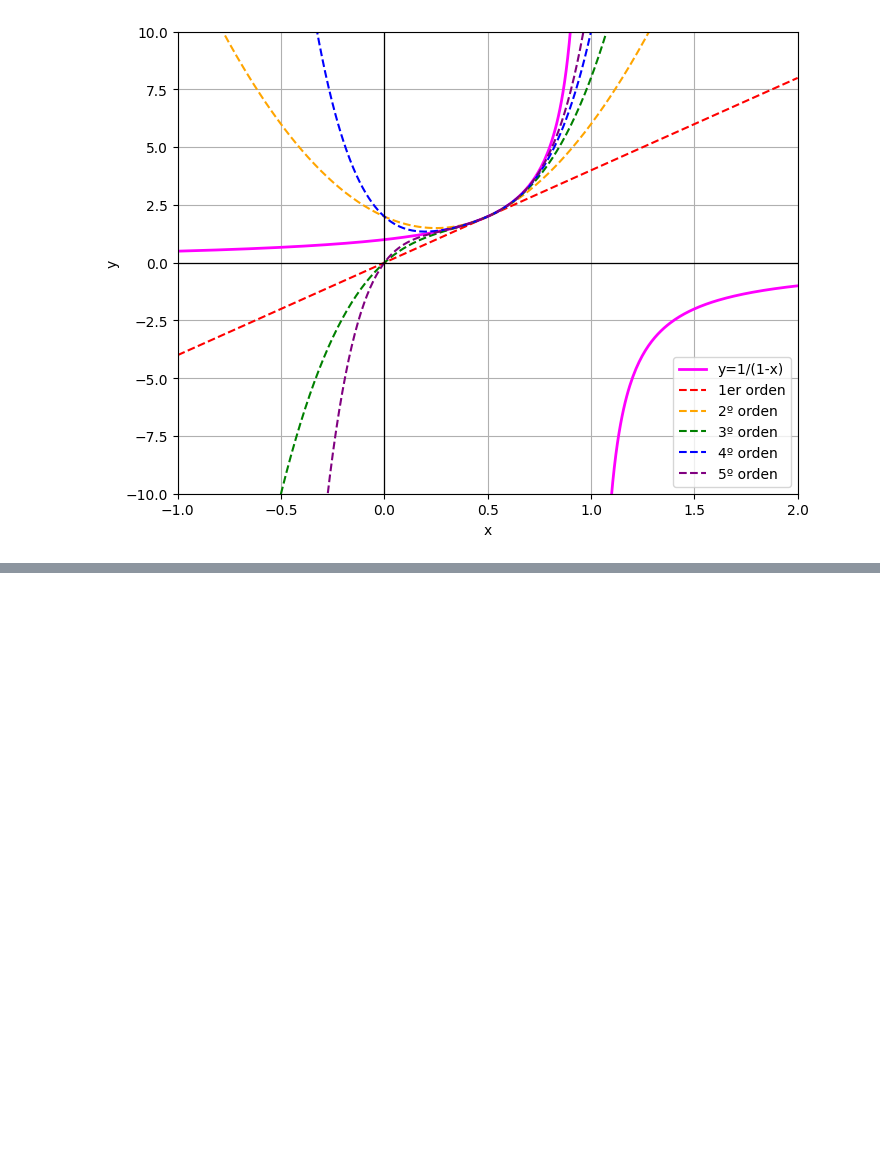
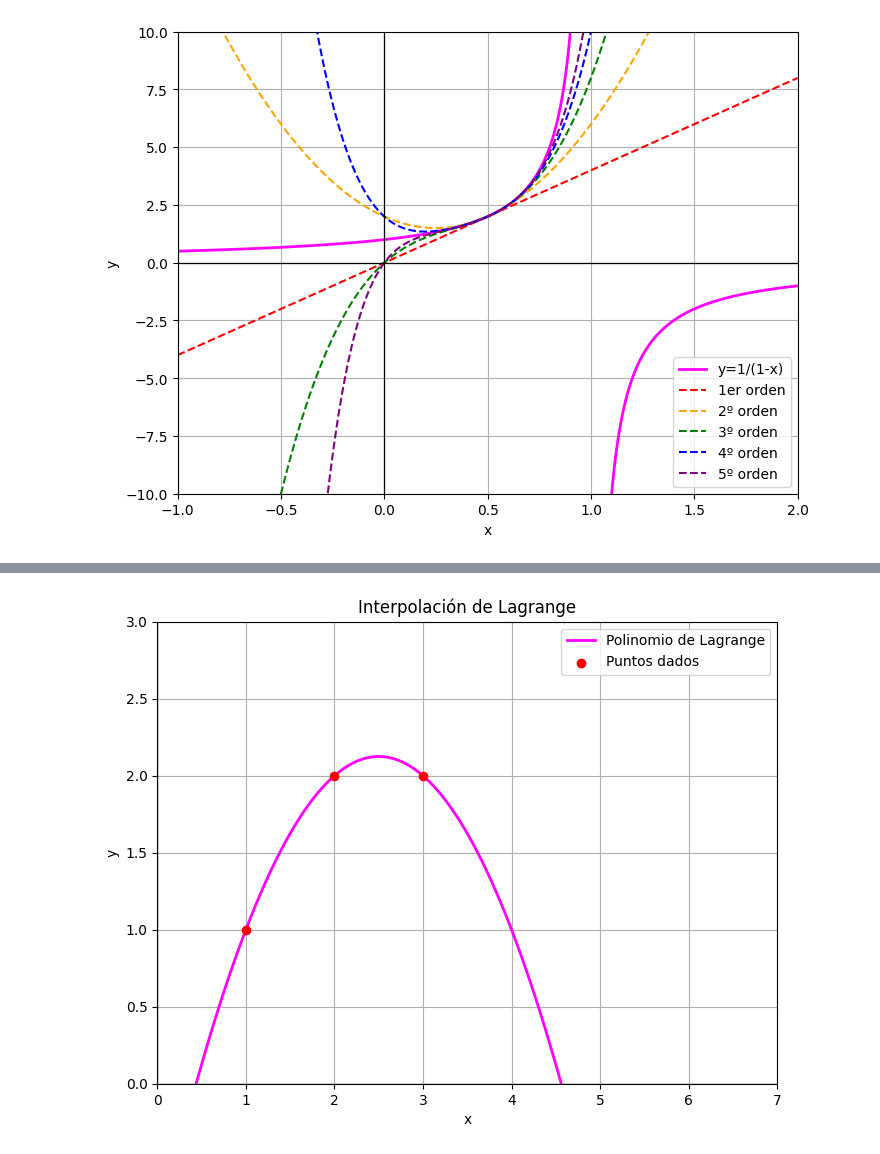
Before and after one commit to IDKHowFoundMe/Taller3, a Jupyter notebook: Taller03.ipynb, the cells around one changed output, grey strips where cells are left out. Cells and saved outputs as stored; diff of their text form; code cells hidden in the pictures; blank space fills up the shorter version.

```diff
--- a/Taller03.ipynb
+++ b/Taller03.ipynb
@@ -179,0 +241,28 @@ plt.show()
+# %%
+import numpy as np
+import matplotlib.pyplot as plt
+import math
+
+x = np.linspace(0, 10, 200)
+
+f=-1/2*x**2+5/2*x-1
+
+xp = [1, 2, 3]
+yp = [1,2,2]
+
+plt.figure(figsize=(8,6))
+plt.plot(x, f, label='Polinomio de Lagrange', color='#FF00FF', linewidth=2)
+plt.scatter(xp, yp, color='red', label='Puntos dados', zorder=3)
+
+plt.axvline(0, color='black', linewidth=0.9)
+plt.axhline(0, color='black', linewidth=0.9)
+plt.xlabel('x')
+plt.ylabel('y')
+plt.xlim(0, 7)
+plt.ylim(0, 3)
+plt.legend()
+plt.grid(True)
+plt.title('Interpolación de Lagrange')
+plt.show()
+# %% [output]
+[figure, added]
```
Also changed, not shown: parts of 6 cells of this notebook.
